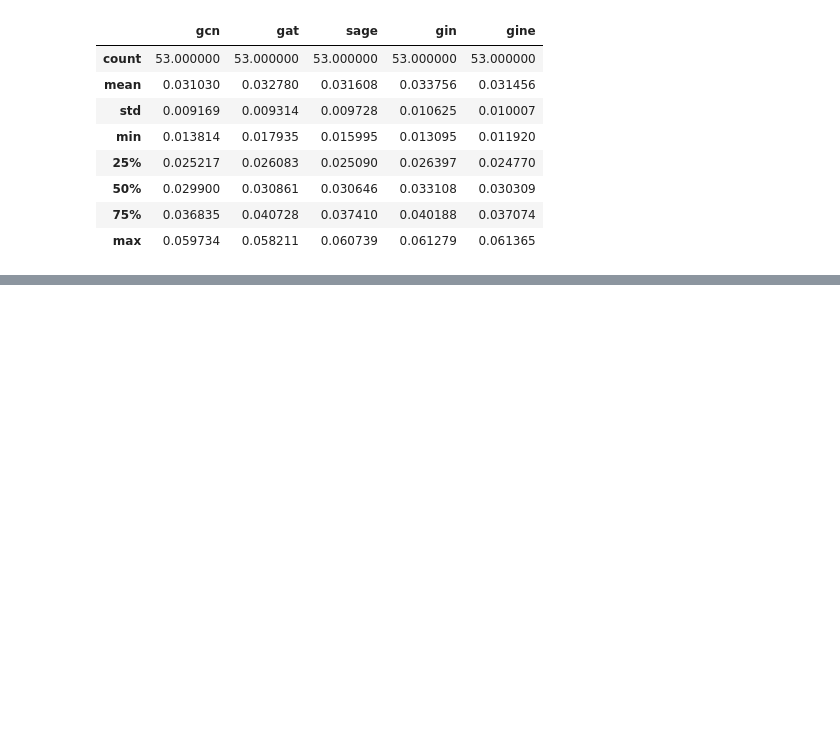
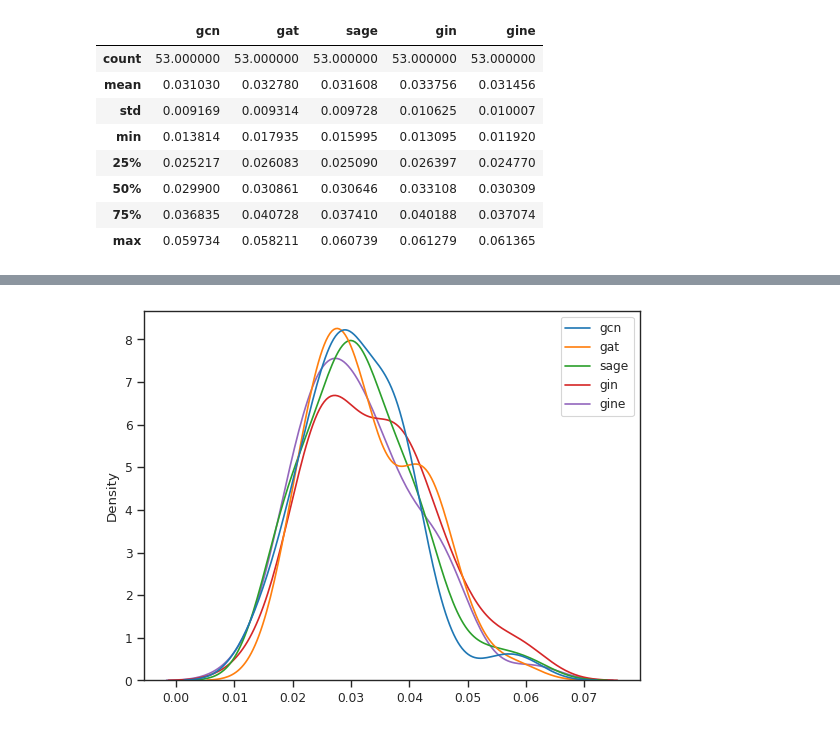
Before and after one commit to sam-j-hall/GNN-XAS-GO, a Jupyter notebook: GNN/test_gnn.ipynb, the cells around one changed output, grey strips where cells are left out. Cells and saved outputs as stored; diff of their text form; code cells hidden in the pictures; blank space fills up the shorter version.

```diff
--- a/GNN/test_gnn.ipynb
+++ b/GNN/test_gnn.ipynb
@@ -215,3 +219,8 @@ show(p)
 # %% [output]
 [interactive output not drawn]
 [interactive output not drawn]
+# %%
+sns.kdeplot(data_df)
+plt.show()
+# %% [output]
+[figure, added]
```
Also changed, not shown: parts of 9 cells of this notebook, 1 other file.
